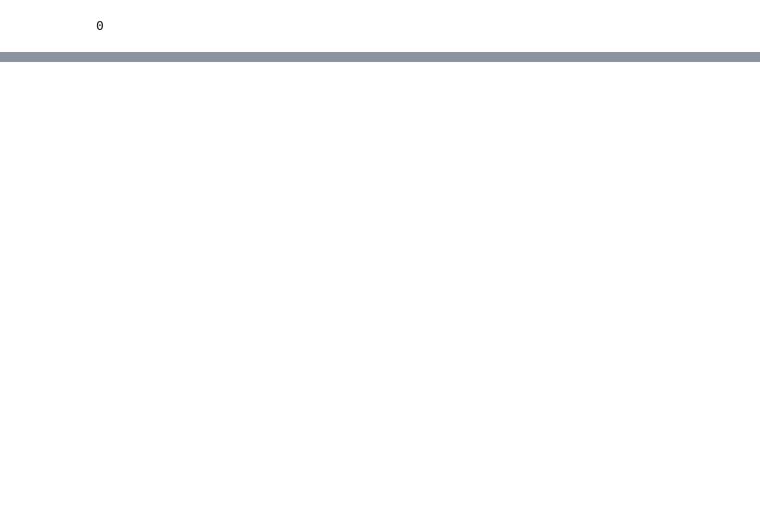
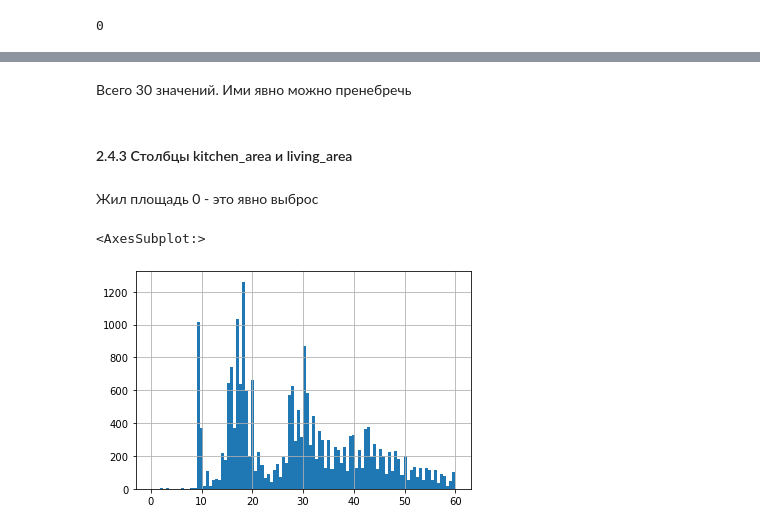
Before and after one commit to DmitrijUsachev/Sprint3, a Jupyter notebook: sprint_3_project.ipynb, the cells around one changed output, grey strips where cells are left out. Cells and saved outputs as stored; diff of their text form; code cells hidden in the pictures; blank space fills up the shorter version.

```diff
--- a/sprint_3_project.ipynb
+++ b/sprint_3_project.ipynb
@@ -283,0 +452,2 @@ SyntaxError: invalid syntax (2883642877.py, line 1)
+# %%
+data.locality_name = data.locality_name.apply(delete_settlements)
@@ -283,0 +498,7 @@ SyntaxError: invalid syntax (2883642877.py, line 1)
+# %%
+def ceiling_height_division(cealing_hight: float) -> float:
+        if cealing_hight > 10:
+            cealing_hight =cealing_hight / 10
+        return cealing_hight
+
+data['ceiling_height'] = data['ceiling_height'].apply(ceiling_height_division)
@@ -283,0 +507,3 @@ SyntaxError: invalid syntax (2883642877.py, line 1)
+# %%
+data = data[data['ceiling_height'] > 2]
+data.ceiling_height.describe()
@@ -283,0 +531,13 @@ SyntaxError: invalid syntax (2883642877.py, line 1)
+# %% [markdown]
+Всего 30 значений. Ими явно можно пренебречь
+# %%
+data = data[data['floors_total'] < 34]
+# %% [markdown]
+#### 2.4.3 Столбцы kitchen_area и living_area
+# %% [markdown]
+Жил площадь 0 - это явно выброс
+# %%
+data['living_area'].hist(bins=100, range=(0, 60))
+# %% [output]
+<AxesSubplot:>
+[figure, added]
```
Also changed, not shown: parts of 207 cells of this notebook.
